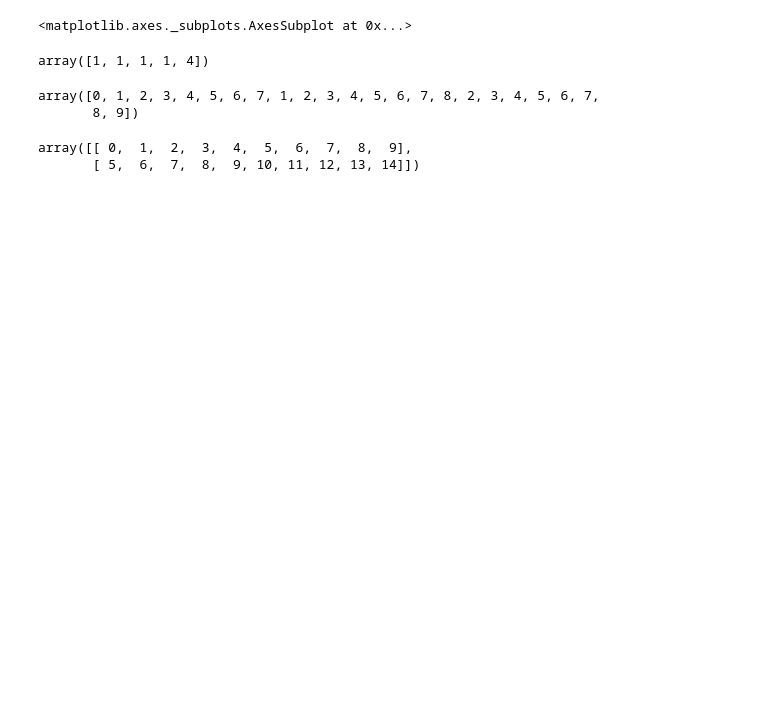
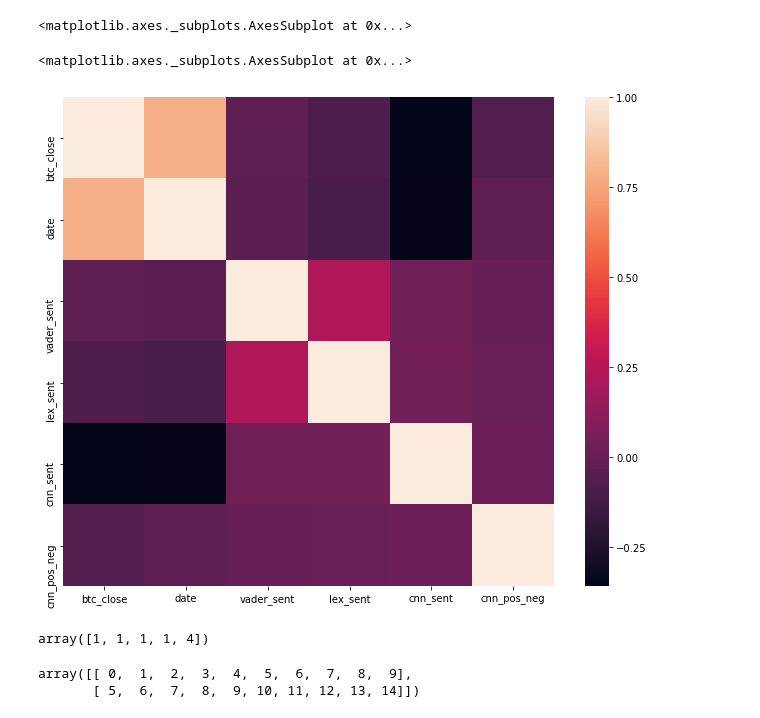
Before and after one commit to kuzmanovicd/crypto-predictor, a Jupyter notebook: eda-v2.ipynb, the cells around one changed output. Cells and saved outputs as stored; diff of their text form; code cells hidden in the pictures; blank space fills up the shorter version.

```diff
--- a/eda-v2.ipynb
+++ b/eda-v2.ipynb
@@ -107,6 +98,15 @@ sns.heatmap(corrmat)
 [interactive output not drawn]
 [interactive output not drawn]
 <matplotlib.axes._subplots.AxesSubplot at 0x...>
+# %%
+fields = ['btc_close', 'date', 'vader_sent', 'lex_sent', 'cnn_sent', 'cnn_pos_neg']
+corrmat = data[fields].corr()
+f, ax = plt.subplots(figsize=(11, 9))
+#sns.heatmap(corrmat, vmax=.8, square=True);
+sns.heatmap(corrmat)
+# %% [output]
+<matplotlib.axes._subplots.AxesSubplot at 0x...>
+[figure, added]
 # %%
 a = np.array([1,2,3,4,5,9])
 np.diff(a)
@@ -128,18 +128,6 @@ df_trans
 s = "01/03/2018"
 split_time = time.mktime(datetime.datetime.strptime(s, "%d/%m/%Y").timetuple())
 data.query('date<=@split_time').info()
-# %%
-def window_stack(a, stepsize=1, width=3):
-    n = a.shape[0]
-    return np.hstack( a[i:1+n+i-width:stepsize] for i in range(0,width) )
-
-I = np.arange(3) + np.arange(8 - 3 + 1).reshape(-1, 1)
-
-a = np.arange(10)
-window_stack(a)
-# %% [output]
-array([0, 1, 2, 3, 4, 5, 6, 7, 1, 2, 3, 4, 5, 6, 7, 8, 2, 3, 4, 5, 6, 7,
-       8, 9])
 # %%
 np.arange(10) + np.arange(10, step=5).reshape(-1,1)
 # %% [output]
```
Also changed, not shown: parts of 20 cells of this notebook, 51 other files.
